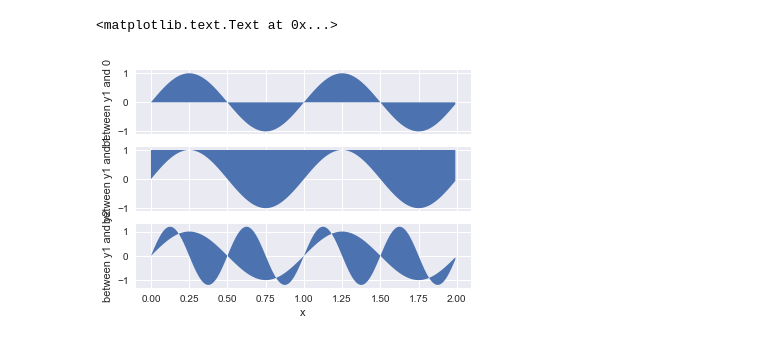
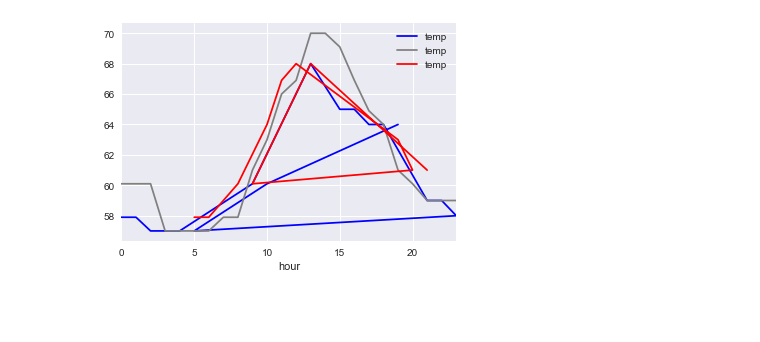
Before and after one commit to Marissa-Clark/CompareTemperatureToYesterday, a Jupyter notebook: Get_Compare_Temps.ipynb, the cells around one changed output. Saved outputs shown, nothing was run; the diff lists cells and outputs as text; code cells hidden in the pictures; blank space fills up the shorter version.

```diff
--- a/Get_Compare_Temps.ipynb
+++ b/Get_Compare_Temps.ipynb
@@ -97,0 +67,35 @@ print(alldata)
+# %%
+today = today_data['history']['observations']
+today = pd.DataFrame.from_dict(today)
+
+today = today[['date', 'tempi']]
+today['hour'] = today.date.apply(lambda x: x.get('hour'))
+today['day'] = today.date.apply(lambda x: x.get('mday'))
+today['temp']= today.tempi
+today.drop(['date', 'tempi'], inplace=True, axis=1)
+
+#Remove missing data??
+today = today[today.temp != '-9999']
+# %%
+#Combine Data Frame
+alldata = [today, yesterday, forecast]
+alldata = pd.concat(alldata)
+
+alldata = alldata.apply(pd.to_numeric)
+alldata['subject'] = 0
+
+alldata = alldata.drop_duplicates(subset=['day', 'hour'])
+
+
+
+widedata = alldata.pivot(index='hour', columns='day', values='temp').reset_index()
+widedata['color'] = np.where(widedata[int(current_day)] > widedata[int(current_day)-1], 'red', 'blue')
+widedata = widedata.interpolate()
+
+longdata=pd.melt(widedata, id_vars=['hour', 'color'], value_vars=[30, 31], value_name='temp')
+longdata.loc[longdata['day'] == int(current_day) - 1, 'color'] = "gray"
+
+#for i in range(0, len(longdata.index)-1):
+#    if ((longdata.color[i] != longdata.color[i+1]) & (longdata.color[i] != "gray")):
+#        newrow=[longdata.hour[i+1], longdata.color[i], longdata.day[i], longdata.temp[i]]
+#        longdata = longdata.append(pd.Series(newrow, index = list(longdata)), ignore_index=True)
@@ -117,23 +111,12 @@ TypeError: ufunc 'isfinite' not supported for the input types, and the inputs co
-# %%
-
-import matplotlib.pyplot as plt
-import numpy as np
-
-x = np.arange(0.0, 2, 0.01)
-y1 = np.sin(2*np.pi*x)
-y2 = 1.2*np.sin(4*np.pi*x)
-
-fig, (ax1, ax2, ax3) = plt.subplots(3, 1, sharex=True)
-
-ax1.fill_between(x, 0, y1)
-ax1.set_ylabel('between y1 and 0')
-
-ax2.fill_between(x, y1, 1)
-ax2.set_ylabel('between y1 and 1')
-
-ax3.fill_between(x, y1, y2)
-ax3.set_ylabel('between y1 and y2')
-ax3.set_xlabel('x')
-# %% [output]
-<matplotlib.text.Text at 0x...>
-[figure, removed]
+# %%
+grouped = longdata.groupby('color')
+fig, ax = plt.subplots(1)
+
+for key, group in grouped:
+   group.plot(ax=ax, x="hour", y="temp", color=key)
+
+
+longdata['subject'] = 0
+#tempplot = sns.tsplot(data=longdata, time='hour', condition='day', value='temp', unit='subject', hue='color')
+# %% [output]
+[figure, added]
```
Also changed, not shown: parts of 11 cells of this notebook.
